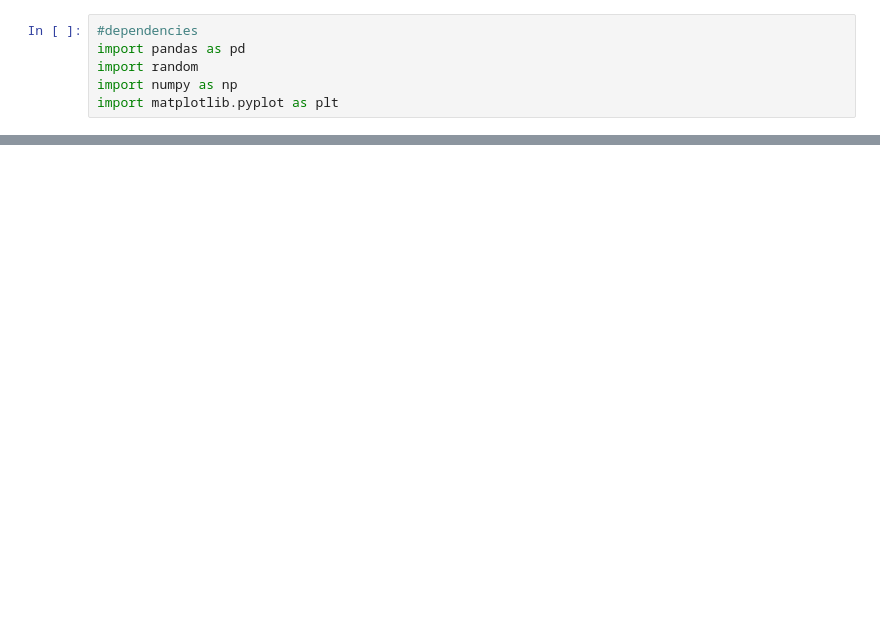
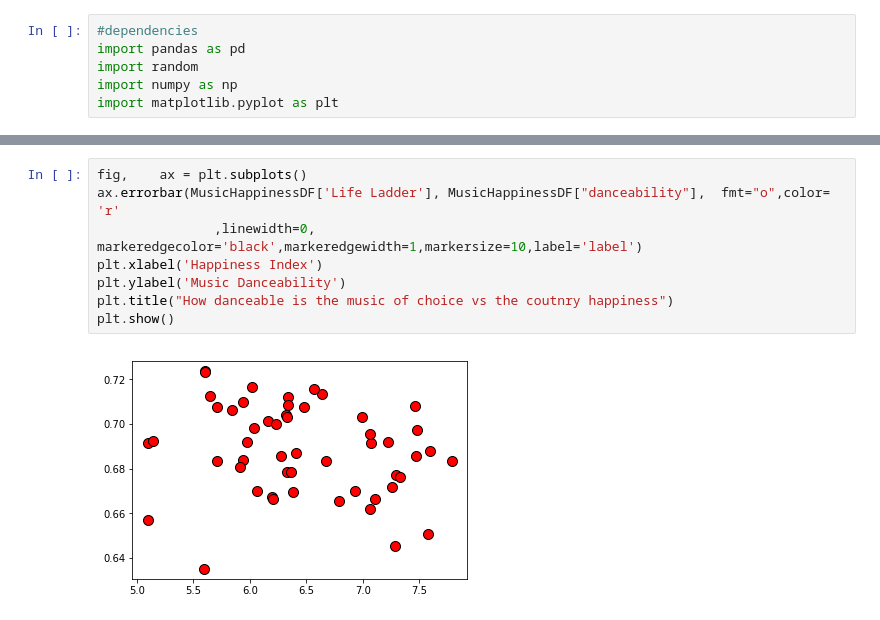
Before and after one commit to spastranas/GroupProject, a Jupyter notebook: WorkInProgressNotebooks/HppinessVsMusic.ipynb, the cells around one changed output, grey strips where cells are left out. Drawn from its saved outputs; the diff is of its cells as text; blank space fills up the shorter version.

```diff
--- a/WorkInProgressNotebooks/HppinessVsMusic.ipynb
+++ b/WorkInProgressNotebooks/HppinessVsMusic.ipynb
@@ -19,0 +84,10 @@ RawData.head()
+# %%
+fig,    ax = plt.subplots()
+ax.errorbar(MusicHappinessDF['Life Ladder'], MusicHappinessDF["danceability"],  fmt="o",color= 'r'
+               ,linewidth=0, markeredgecolor='black',markeredgewidth=1,markersize=10,label='label')
+plt.xlabel('Happiness Index')
+plt.ylabel('Music Danceability')
+plt.title("How danceable is the music of choice vs the coutnry happiness")
+plt.show()
+# %% [output]
+[figure, added]
```
Also changed, not shown: parts of 13 cells of this notebook, 10 other files.
